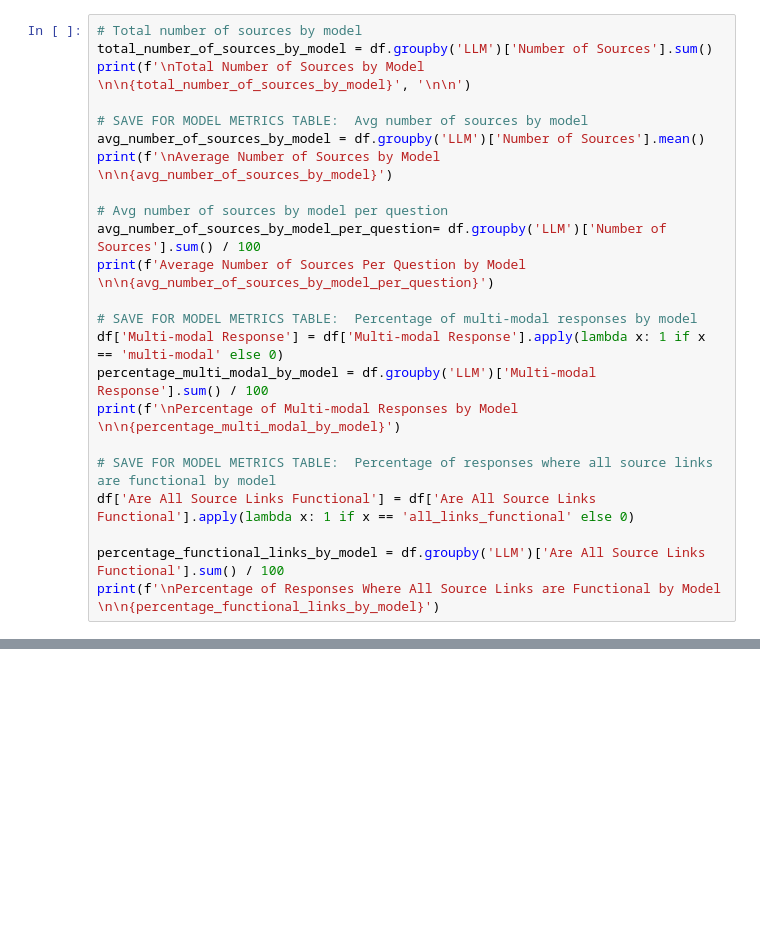
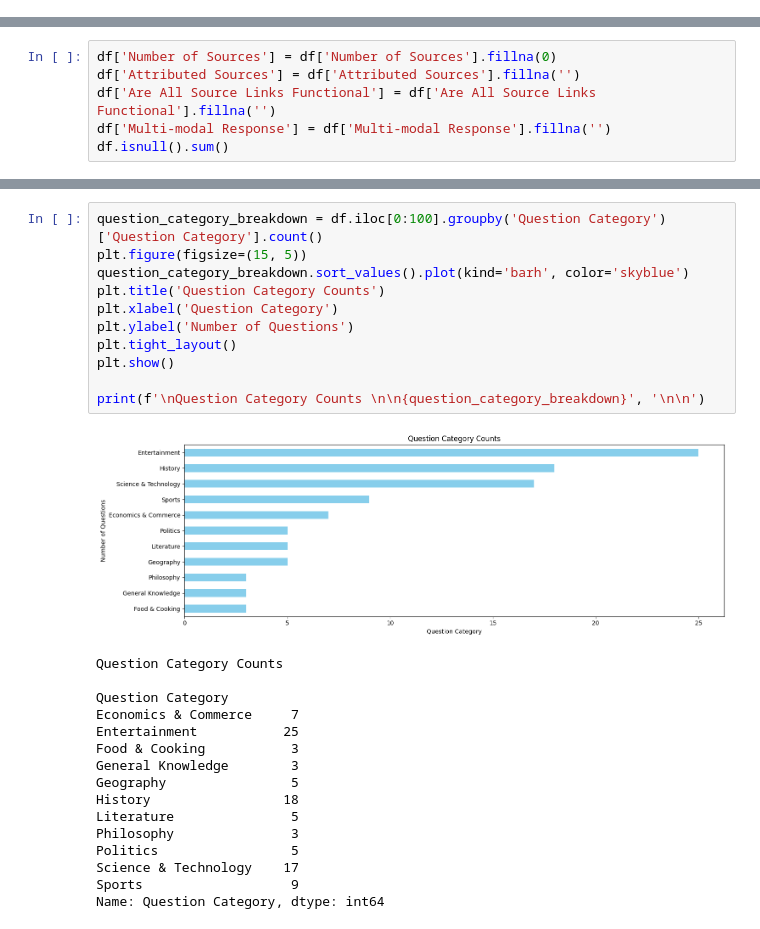
Before and after one commit to agreen8911/Building-Transparency-in-Search-Based-AI, a Jupyter notebook: data/eda.ipynb, the cells around one changed output, grey strips where cells are left out. Cells and saved outputs as stored; diff of their text form; blank space fills up the shorter version.

```diff
--- a/data/eda.ipynb
+++ b/data/eda.ipynb
@@ -42,23 +0,0 @@ df.head()
-# %%
-# Total number of sources by model
-total_number_of_sources_by_model = df.groupby('LLM')['Number of Sources'].sum()
-print(f'\nTotal Number of Sources by Model \n\n{total_number_of_sources_by_model}', '\n\n')
-
-# SAVE FOR MODEL METRICS TABLE:  Avg number of sources by model
-avg_number_of_sources_by_model = df.groupby('LLM')['Number of Sources'].mean()
-print(f'\nAverage Number of Sources by Model \n\n{avg_number_of_sources_by_model}')
-
-# Avg number of sources by model per question
-avg_number_of_sources_by_model_per_question= df.groupby('LLM')['Number of Sources'].sum() / 100
-print(f'Average Number of Sources Per Question by Model \n\n{avg_number_of_sources_by_model_per_question}')
-
-# SAVE FOR MODEL METRICS TABLE:  Percentage of multi-modal responses by model
-df['Multi-modal Response'] = df['Multi-modal Response'].apply(lambda x: 1 if x == 'multi-modal' else 0)
-percentage_multi_modal_by_model = df.groupby('LLM')['Multi-modal Response'].sum() / 100
-print(f'\nPercentage of Multi-modal Responses by Model \n\n{percentage_multi_modal_by_model}')
-
-# SAVE FOR MODEL METRICS TABLE:  Percentage of responses where all source links are functional by model
-df['Are All Source Links Functional'] = df['Are All Source Links Functional'].apply(lambda x: 1 if x == 'all_links_functional' else 0)
-
-percentage_functional_links_by_model = df.groupby('LLM')['Are All Source Links Functional'].sum() / 100
-print(f'\nPercentage of Responses Where All Source Links are Functional by Model \n\n{percentage_functional_links_by_model}')
@@ -386,0 +72,6 @@ plt.show()
+# %%
+df['Number of Sources'] = df['Number of Sources'].fillna(0)
+df['Attributed Sources'] = df['Attributed Sources'].fillna('')
+df['Are All Source Links Functional'] = df['Are All Source Links Functional'].fillna('')
+df['Multi-modal Response'] = df['Multi-modal Response'].fillna('')
+df.isnull().sum()
@@ -386,0 +170,28 @@ plt.show()
+# %%
+question_category_breakdown = df.iloc[0:100].groupby('Question Category')['Question Category'].count()
+plt.figure(figsize=(15, 5))
+question_category_breakdown.sort_values().plot(kind='barh', color='skyblue')
+plt.title('Question Category Counts')
+plt.xlabel('Question Category')
+plt.ylabel('Number of Questions')
+plt.tight_layout()
+plt.show()
+
+print(f'\nQuestion Category Counts \n\n{question_category_breakdown}', '\n\n')
+# %% [output]
+[figure, added]
+Question Category Counts
+
+Question Category
+Economics & Commerce     7
+Entertainment           25
+Food & Cooking           3
+General Knowledge        3
+Geography                5
+History                 18
+Literature               5
+Philosophy               3
+Politics                 5
+Science & Technology    17
+Sports                   9
+Name: Question Category, dtype: int64
```
Also changed, not shown: parts of 63 cells of this notebook, 3 other files.
